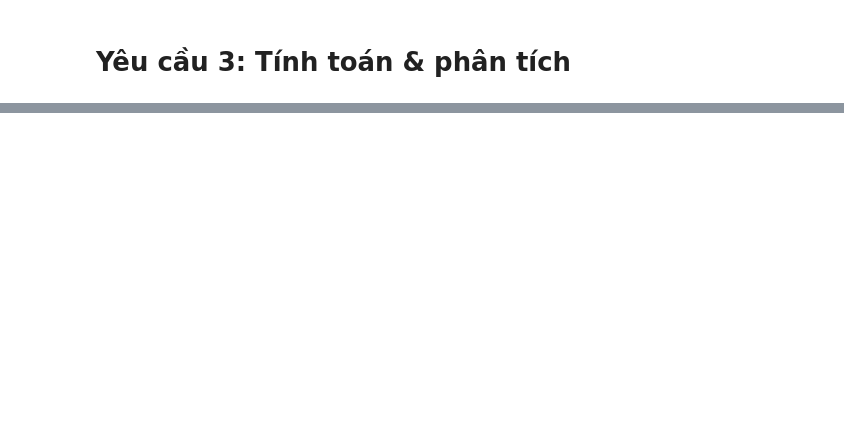
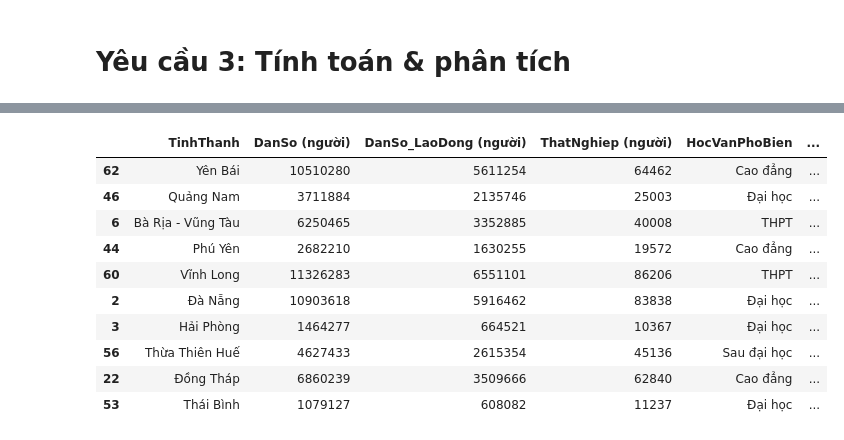
Before and after one commit to Sang2607/CyberSoft_Homework, a Jupyter notebook: BTVN/C3_PhanTichDanSoThatNghiep.ipynb, the cells around one changed output, grey strips where cells are left out. Cells and saved outputs as stored; diff of their text form; code cells hidden in the pictures; blank space fills up the shorter version.

```diff
--- a/BTVN/C3_PhanTichDanSoThatNghiep.ipynb
+++ b/BTVN/C3_PhanTichDanSoThatNghiep.ipynb
@@ -203,0 +204,20 @@ result
+# %%
+#10 tỉnh thất nghiệp thấp nhất
+result = (
+    MergeDataTotal
+    .sort_values(by="TyLeThatNghiep")
+    .head(10)
+)
+result
+# %% [output]
+|  | TinhThanh | DanSo (người) | DanSo_LaoDong (người) | ThatNghiep (người) | HocVanPhoBien | ... |
+| 62 | Yên Bái | 10510280 | 5611254 | 64462 | Cao đẳng | ... |
+| 46 | Quảng Nam | 3711884 | 2135746 | 25003 | Đại học | ... |
+| 6 | Bà Rịa - Vũng Tàu | 6250465 | 3352885 | 40008 | THPT | ... |
+| 44 | Phú Yên | 2682210 | 1630255 | 19572 | Cao đẳng | ... |
+| 60 | Vĩnh Long | 11326283 | 6551101 | 86206 | THPT | ... |
+| 2 | Đà Nẵng | 10903618 | 5916462 | 83838 | Đại học | ... |
+| 3 | Hải Phòng | 1464277 | 664521 | 10367 | Đại học | ... |
+| 56 | Thừa Thiên Huế | 4627433 | 2615354 | 45136 | Sau đại học | ... |
+| 22 | Đồng Tháp | 6860239 | 3509666 | 62840 | Cao đẳng | ... |
+| 53 | Thái Bình | 1079127 | 608082 | 11237 | Đại học | ... |
```
Also changed, not shown: parts of 11 cells of this notebook, 15 other files.
